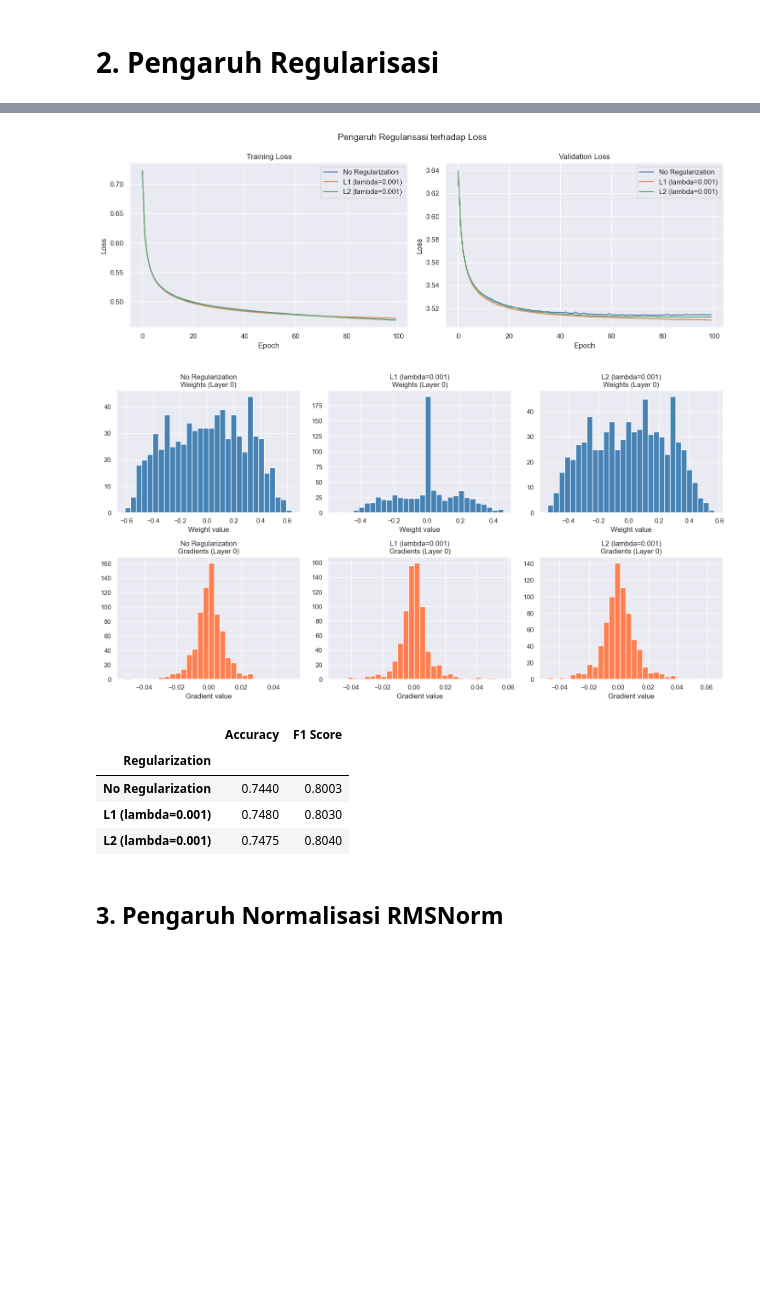
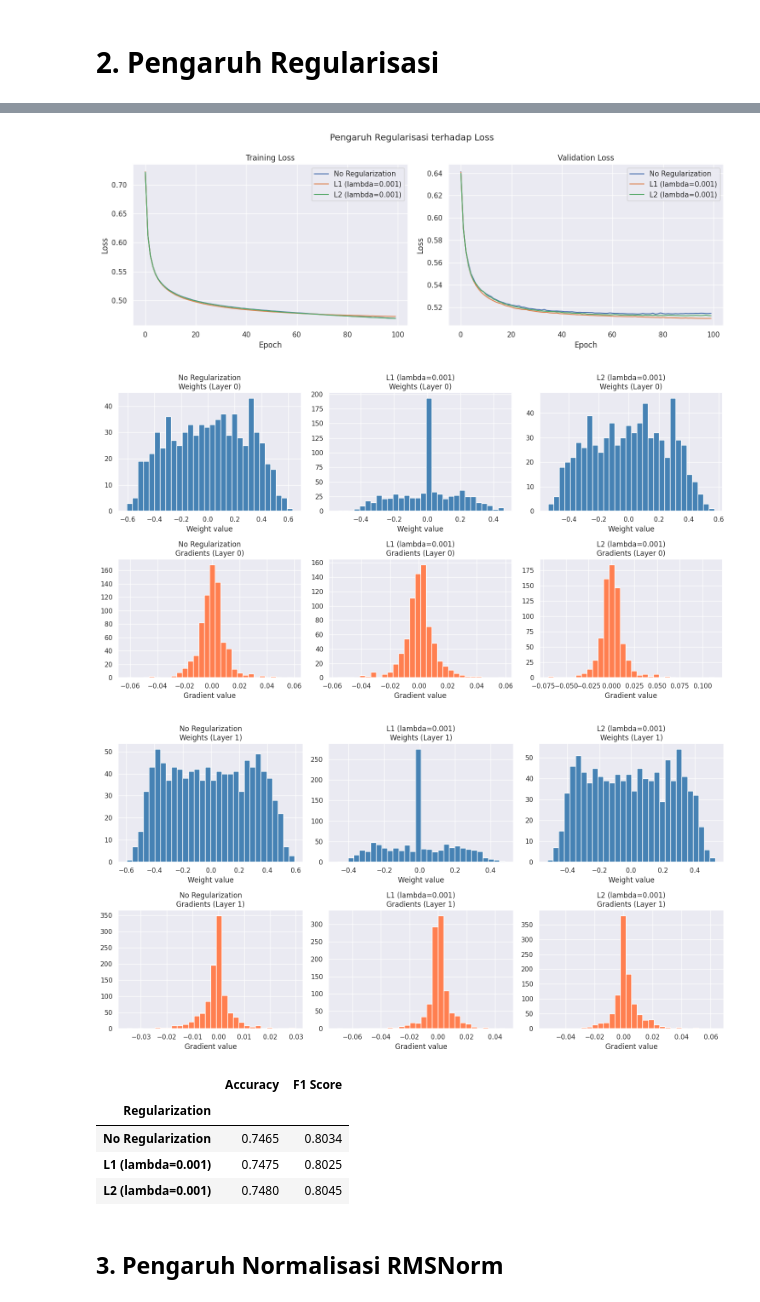
Before and after one commit to ryonlunar/BigmoMasterclass_ML, a Jupyter notebook: notebook/notebook.ipynb, the cells around one changed output, grey strips where cells are left out. Cells and saved outputs as stored; diff of their text form; code cells hidden in the pictures; blank space fills up the shorter version.

```diff
--- a/notebook/notebook.ipynb
+++ b/notebook/notebook.ipynb
@@ -363,7 +363,7 @@ pd.DataFrame(rows).set_index('Config')
 # %%
 print(f'[{datetime.datetime.now()}] Activation experiments started.')
 
-activation_configs = ['linear', 'relu', 'sigmoid', 'tanh']
+activation_configs = ['linear', 'relu', 'sigmoid', 'tanh', 'leaky_relu', 'swish']
 
 act_models, act_histories, act_labels = [], [], []
 for act in activation_configs:
@@ -558,11 +568,13 @@ print(f'[{datetime.datetime.now()}] Regularization experiments completed.')
 # %%
 plot_loss_curves(reg_histories, reg_labels, title='Pengaruh Regularisasi terhadap Loss')
 # %% [output]
-[figure, old version]
+[figure, new version]
 # %%
 compare_distributions(reg_models, reg_labels, layer_idx=0)
+compare_distributions(reg_models, reg_labels, layer_idx=1)
 # %% [output]
-[figure, old version]
+[figure, new version]
+[figure, added]
 # %%
 rows = []
 for model, label in zip(reg_models, reg_labels):
@@ -572,9 +584,9 @@ pd.DataFrame(rows).set_index('Regularization')
 # %% [output]
 |  | Accuracy | F1 Score |
 | Regularization |  |  |
-| No Regularization | 0.7440 | 0.8003 |
-| L1 (lambda=0.001) | 0.7480 | 0.8030 |
-| L2 (lambda=0.001) | 0.7475 | 0.8040 |
+| No Regularization | 0.7465 | 0.8034 |
+| L1 (lambda=0.001) | 0.7475 | 0.8025 |
+| L2 (lambda=0.001) | 0.7480 | 0.8045 |
 # %% [markdown]
 ## **3. Pengaruh Normalisasi RMSNorm**
 # %%
```
Also changed, not shown: parts of 30 cells of this notebook.
